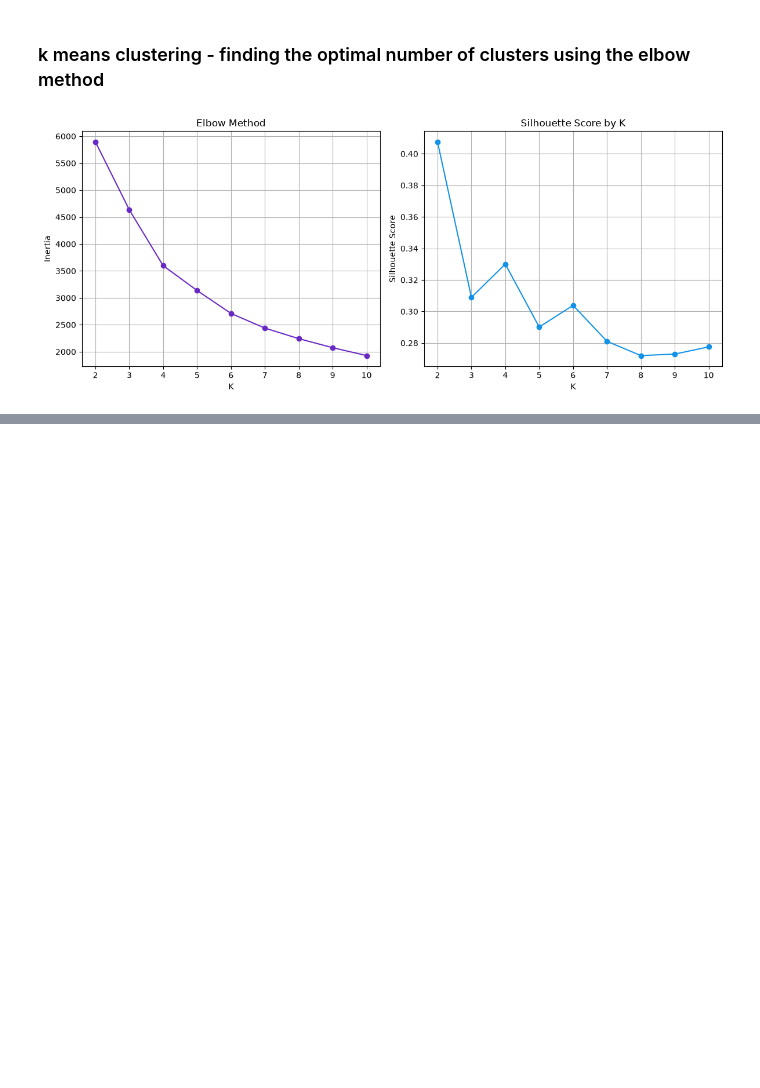
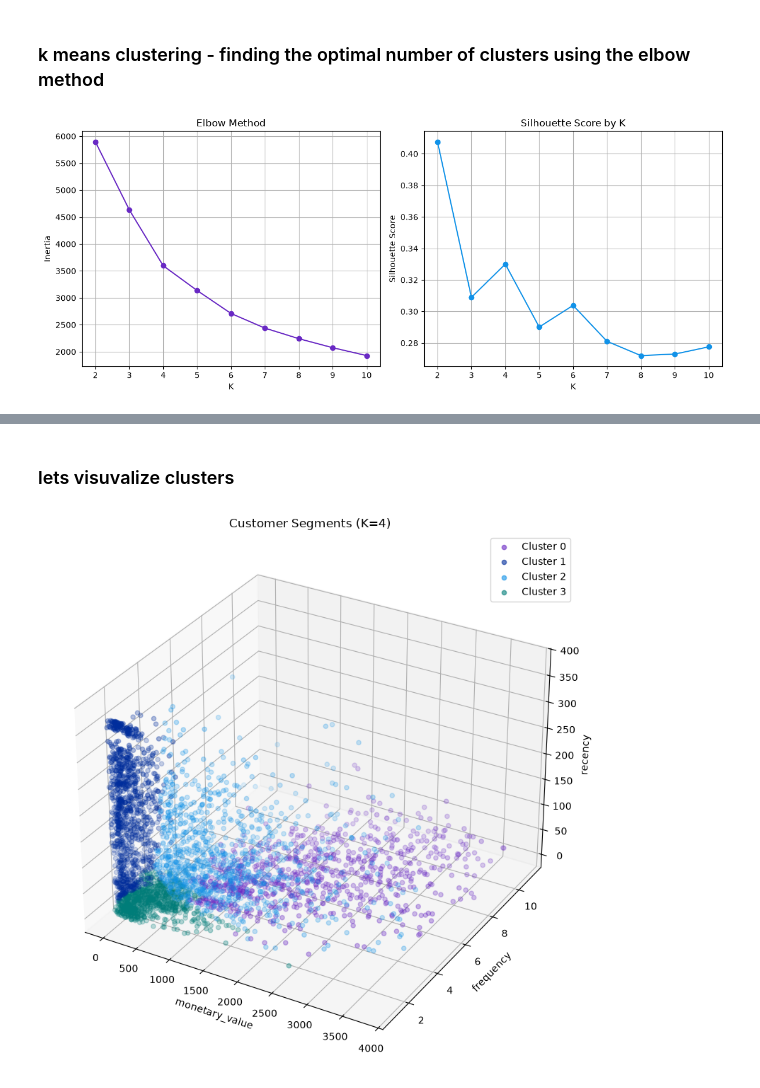
Before and after one commit to Avneesh-b7/product_analytics, a Jupyter notebook: k-means clustering/kmeans_clustering.ipynb, the cells around one changed output, grey strips where cells are left out. Drawn from its saved outputs; the diff is of its cells as text; code cells hidden in the pictures; blank space fills up the shorter version.

```diff
--- a/k-means clustering/kmeans_clustering.ipynb
+++ b/k-means clustering/kmeans_clustering.ipynb
@@ -825,3 +825,11 @@ plt.tight_layout()
 plt.show()
 # %% [output]
 [figure]
+# %%
+optimal_k = 4
+
+kmeans = KMeans(n_clusters=optimal_k, n_init=10, random_state=42)
+customer_df_scaled['cluster'] = kmeans.fit_predict(features)
+customer_df['cluster'] = customer_df_scaled['cluster'].values
+
+customer_df['cluster'].value_counts()
@@ -827,0 +875,30 @@ plt.show()
+# %% [markdown]
+### lets visuvalize clusters
+# %%
+cluster_colors = ['#6929c4', '#002d9c', '#1192e8', '#007d79']  # IBM Carbon categorical, 4 clusters
+
+fig = plt.figure(figsize=(10, 8))
+ax = fig.add_subplot(111, projection='3d')
+
+for cluster_id in sorted(customer_df['cluster'].unique()):
+    subset = customer_df[customer_df['cluster'] == cluster_id]
+    ax.scatter(
+        subset['monetary_value'],
+        subset['frequency'],
+        subset['recency'],
+        color=cluster_colors[cluster_id],
+        label=f'Cluster {cluster_id}',
+        alpha=0.6,
+        s=20
+    )
+
+ax.set_xlabel('monetary_value')
+ax.set_ylabel('frequency')
+ax.set_zlabel('recency')
+ax.set_title('Customer Segments (K=4)')
+ax.legend()
+
+plt.tight_layout()
+plt.show()
+# %% [output]
+[figure, added]
```
Also changed, not shown: parts of 7 cells of this notebook.
